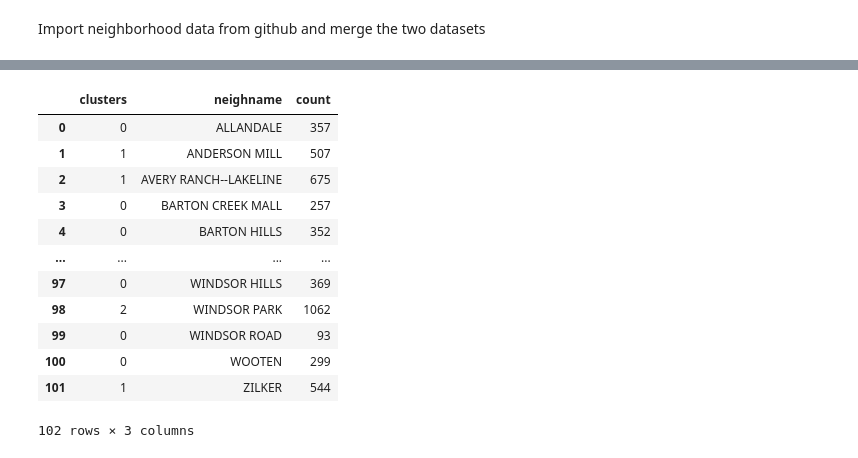
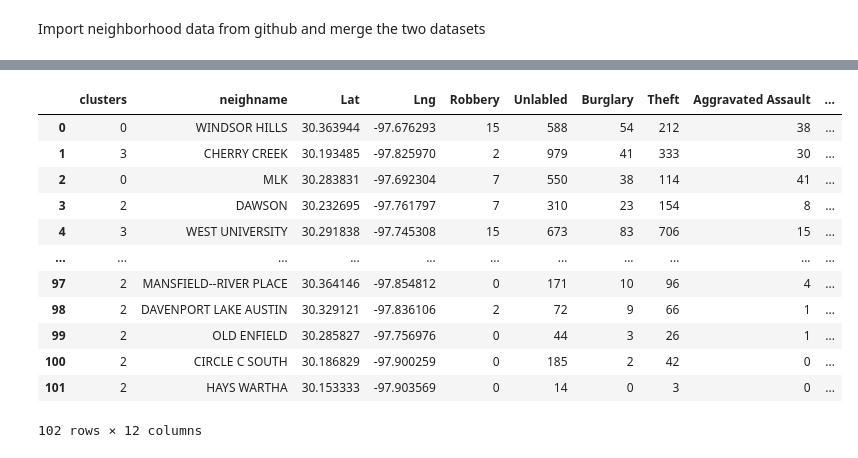
Before and after one commit to liwenjing2012/Cousera_Capstone, a Jupyter notebook: Capstone_final_project.ipynb, the cells around one changed output, grey strips where cells are left out. Saved outputs shown, nothing was run; the diff lists cells and outputs as text; code cells hidden in the pictures.

```diff
--- a/Capstone_final_project.ipynb
+++ b/Capstone_final_project.ipynb
@@ -140,6 +109,8 @@ criminal_data.head()
 # %%
-criminal_features = ['Incident Number','Highest Offense Description', 'Category Description','Occurred Date', 'Location Type', 'Zip Code', 'Latitude', 'Longitude']
+criminal_features = ['Incident Number','Highest Offense Description', 'Category Description', 'Location Type', 'Zip Code', 'Latitude', 'Longitude']
 criminal_feature_data = criminal_data[criminal_features]
-criminal_feature_data = criminal_feature_data[-criminal_feature_data['Category Description'].isna()].reset_index(drop=True)
-criminal_feature_data.groupby(['Category Description']).count()
+#criminal_feature_data = criminal_feature_data[-criminal_feature_data['Category Description'].isna()].reset_index(drop=True)
+criminal_feature_data['Category']=criminal_feature_data['Category Description'].fillna('Unlabled')
+criminal_feature_data = criminal_feature_data.drop(['Category Description','Highest Offense Description'],axis=1)
+criminal_feature_data.groupby(['Category']).count()
 # %% [output]
@@ -165,0 +143,4 @@ geoNeigh_data
+# %%
+geoNeigh_data['Lng'] = geoNeigh_data['geometry'].centroid.x
+geoNeigh_data['Lat'] = geoNeigh_data['geometry'].centroid.y
+geoNeigh_data.head()
@@ -169,3 +163,4 @@ criminal_gdf = gpd.GeoDataFrame(
 # %%
 criminal_gdf.set_crs(epsg=4326, inplace=True)
 joined_gdf = gpd.sjoin(criminal_gdf, geoNeigh_data, op='within').reset_index(drop=True).drop(['index_right'],axis=1)
+joined_gdf = joined_gdf.drop(['Location Type','Zip Code','Latitude','Longitude','geometry'],axis = 1)
@@ -182,0 +183,22 @@ df1 = joined_gdf.groupby(['neighname'])['Incident Number'].count().reset_index(n
+# %%
+df = joined_gdf.copy()
+df1 = df[['neighname','Lat','Lng']].drop_duplicates().reset_index(drop = True)
+for name in criminal_feature_data['Category'].unique():
+  if  name == 'Rape': #Rape has no lat & long
+    name = 'Total'
+    df[name] = df.groupby(['neighname'])['Incident Number'].transform('count')
+
+  else:
+    df[name] = df[df['Category']==name].groupby(['neighname'])['Incident Number'].transform('count')
+
+  df_temp = df[['neighname',name]].drop_duplicates().reset_index(drop = True)
+  df_temp = df_temp[-df_temp[name].isna()].reset_index(drop = True)
+  df1 = pd.merge(df1,df_temp,how = 'left', on = ['neighname'])
+
+
+  df1 = df1.fillna(0)
+  df1 = df1.astype({name:'int32'})
+
+
+
+df1.head()
@@ -183,22 +232,23 @@ df1 = joined_gdf.groupby(['neighname'])['Incident Number'].count().reset_index(n
 # %%
-kclusters = 3
+kclusters = 5
 
-df_clustering = df1.drop(['neighname'],1)
+df2 = df1.copy()
+df_clustering = df1.drop(['neighname','Total','Lat','Lng'],1)
 kmeans = KMeans(n_clusters = kclusters, random_state=0).fit(df_clustering)
 kmeans.labels_
-df1.insert(0,'clusters',kmeans.labels_)
-df1
+df2.insert(0,'clusters',kmeans.labels_)
+df2
 # %% [output]
-|  | clusters | neighname | count |
-| 0 | 0 | ALLANDALE | 357 |
-| 1 | 1 | ANDERSON MILL | 507 |
-| 2 | 1 | AVERY RANCH--LAKELINE | 675 |
-| 3 | 0 | BARTON CREEK MALL | 257 |
-| 4 | 0 | BARTON HILLS | 352 |
-| ... | ... | ... | ... |
-| 97 | 0 | WINDSOR HILLS | 369 |
-| 98 | 2 | WINDSOR PARK | 1062 |
-| 99 | 0 | WINDSOR ROAD | 93 |
-| 100 | 0 | WOOTEN | 299 |
-| 101 | 1 | ZILKER | 544 |
+|  | clusters | neighname | Lat | Lng | Robbery | Unlabled | Burglary | Theft | Aggravated Assault | ... |
+| 0 | 0 | WINDSOR HILLS | 30.363944 | -97.676293 | 15 | 588 | 54 | 212 | 38 | ... |
+| 1 | 3 | CHERRY CREEK | 30.193485 | -97.825970 | 2 | 979 | 41 | 333 | 30 | ... |
+| 2 | 0 | MLK | 30.283831 | -97.692304 | 7 | 550 | 38 | 114 | 41 | ... |
+| 3 | 2 | DAWSON | 30.232695 | -97.761797 | 7 | 310 | 23 | 154 | 8 | ... |
+| 4 | 3 | WEST UNIVERSITY | 30.291838 | -97.745308 | 15 | 673 | 83 | 706 | 15 | ... |
+| ... | ... | ... | ... | ... | ... | ... | ... | ... | ... | ... |
+| 97 | 2 | MANSFIELD--RIVER PLACE | 30.364146 | -97.854812 | 0 | 171 | 10 | 96 | 4 | ... |
+| 98 | 2 | DAVENPORT LAKE AUSTIN | 30.329121 | -97.836106 | 2 | 72 | 9 | 66 | 1 | ... |
+| 99 | 2 | OLD ENFIELD | 30.285827 | -97.756976 | 0 | 44 | 3 | 26 | 1 | ... |
+| 100 | 2 | CIRCLE C SOUTH | 30.186829 | -97.900259 | 0 | 185 | 2 | 42 | 0 | ... |
+| 101 | 2 | HAYS WARTHA | 30.153333 | -97.903569 | 0 | 14 | 0 | 3 | 0 | ... |
-102 rows × 3 columns
+102 rows × 12 columns
```
Also changed, not shown: parts of 17 cells of this notebook.
